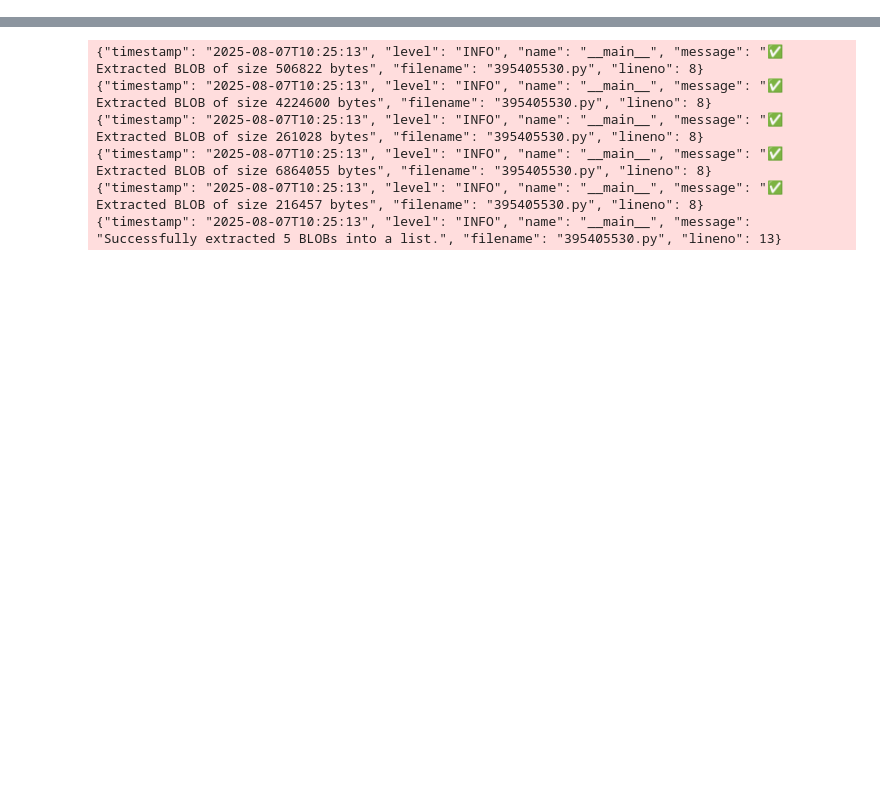
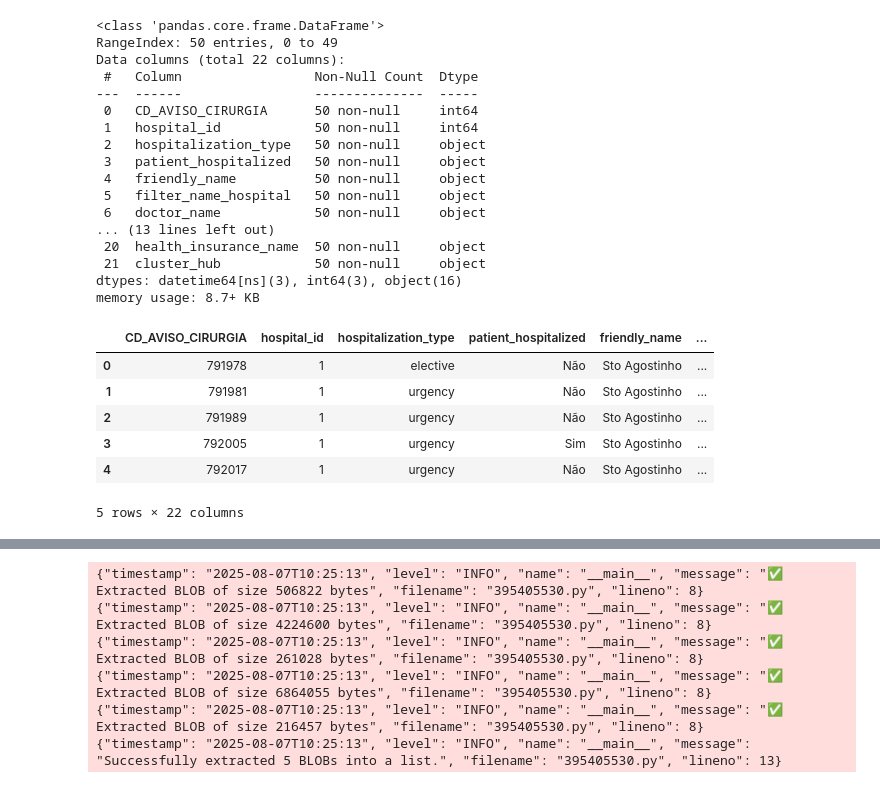
Before and after one commit to joao-thomaz-mle/carteirinha-api, a Jupyter notebook: POC/connect_db_extract.ipynb, the cells around one changed output, grey strips where cells are left out. Drawn from its saved outputs; the diff is of its cells as text; code cells hidden in the pictures; blank space fills up the shorter version.

```diff
--- a/POC/connect_db_extract.ipynb
+++ b/POC/connect_db_extract.ipynb
@@ -391,7 +460,7 @@ try:
 
     # Use the service as a context manager
     with MariaDBService(settings) as maria_service:
-        maria_results = maria_service.execute_query(aviso_cirurgia_query, fetch_limit=5)
+        maria_results = maria_service.execute_query(aviso_cirurgia_query, fetch_limit=50)
         if maria_results:
             logger.info(f"\n✅ Avisos query executed successfully! Found {len(maria_results)} sample records")
             logger.info("\n📋 Sample Results:")
@@ -408,4 +477,17 @@ try:
             logger.error("❌ No results returned or query failed inside 'with' block")
 except Exception as e:
     logger.error(f"❌ An error occurred while executing avisos query: {e}")
+
+# If results were fetched, convert to DataFrame
+if maria_results:
+    df_avisos_maria = pd.DataFrame(maria_results)
+    # rename the surgical_order_id column to match the Oracle column
+    df_avisos_maria.rename(columns={"surgical_order_id": "CD_AVISO_CIRURGIA"}, inplace=True)
+    logger.info("✅ Avisos DataFrame created successfully.")
+    logger.debug(f"DataFrame content:\n{df_avisos_maria}")
+else:
+    logger.error("❌ No results to create DataFrame from avisos query.")
+# Display the DataFrame info and head
+logger.info(df_avisos_maria.info())
+df_avisos_maria.head()
 # %% [output]
@@ -428,0 +511,24 @@ except Exception as e:
+<class 'pandas.core.frame.DataFrame'>
+RangeIndex: 50 entries, 0 to 49
+Data columns (total 22 columns):
+ #   Column                 Non-Null Count  Dtype
+---  ------                 --------------  -----
+ 0   CD_AVISO_CIRURGIA      50 non-null     int64
+ 1   hospital_id            50 non-null     int64
+ 2   hospitalization_type   50 non-null     object
+ 3   patient_hospitalized   50 non-null     object
+ 4   friendly_name          50 non-null     object
+ 5   filter_name_hospital   50 non-null     object
+ 6   doctor_name            50 non-null     object
+... (13 lines left out)
+ 20  health_insurance_name  50 non-null     object
+ 21  cluster_hub            50 non-null     object
+dtypes: datetime64[ns](3), int64(3), object(16)
+memory usage: 8.7+ KB
+|  | CD_AVISO_CIRURGIA | hospital_id | hospitalization_type | patient_hospitalized | friendly_name | ... |
+| 0 | 791978 | 1 | elective | Não | Sto Agostinho | ... |
+| 1 | 791981 | 1 | urgency | Não | Sto Agostinho | ... |
+| 2 | 791989 | 1 | urgency | Não | Sto Agostinho | ... |
+| 3 | 792005 | 1 | urgency | Sim | Sto Agostinho | ... |
+| 4 | 792017 | 1 | urgency | Não | Sto Agostinho | ... |
+5 rows × 22 columns
```
Also changed, not shown: parts of 25 cells of this notebook, 6 other files.
